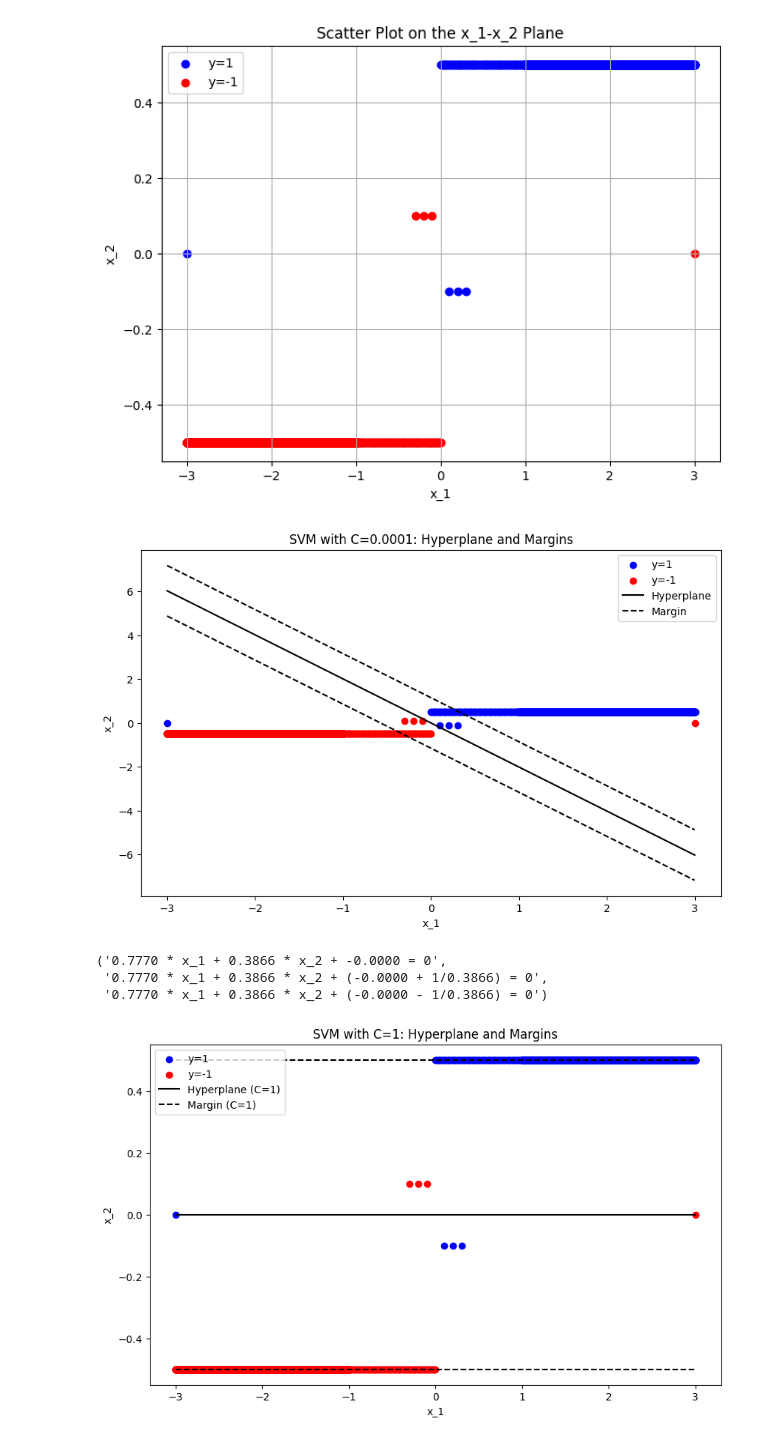
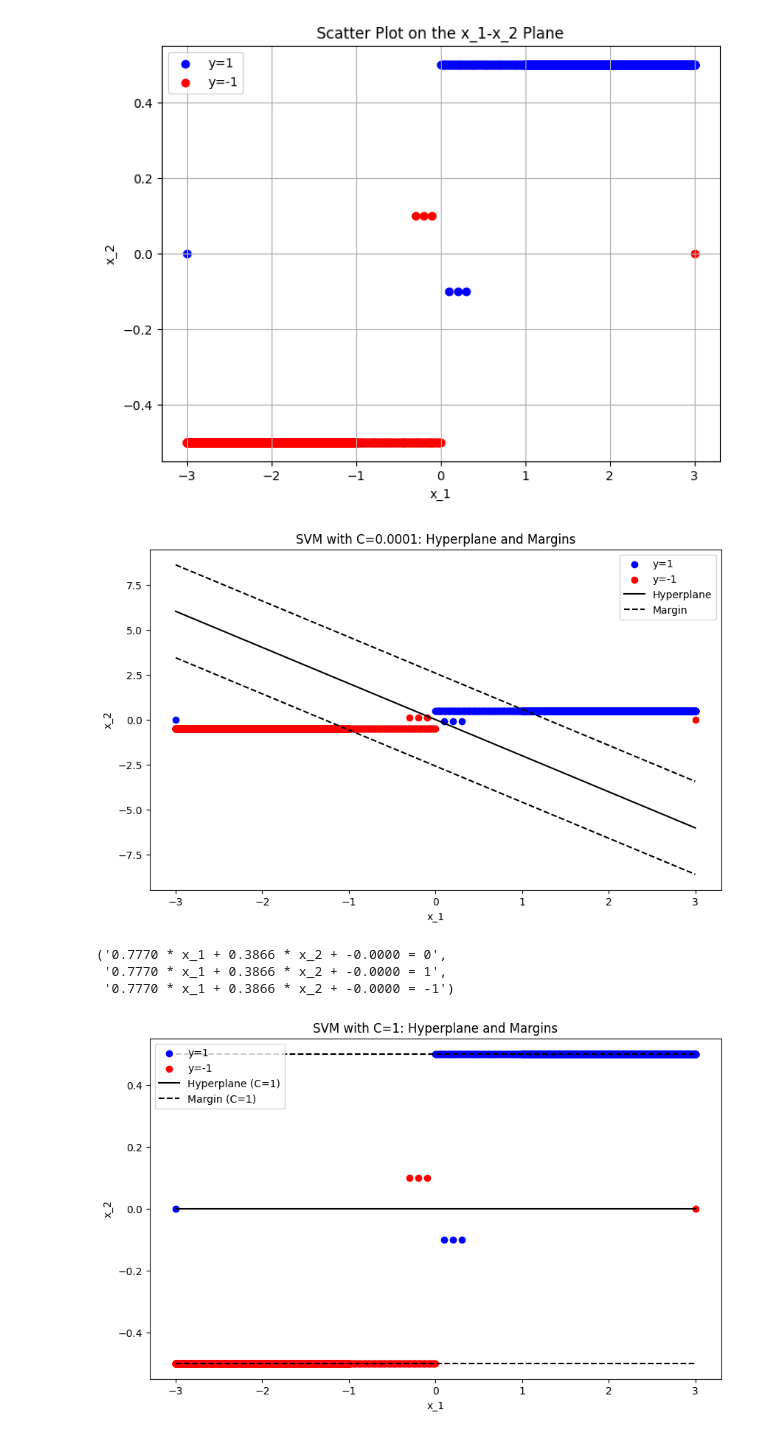
Before and after one commit to trTime-ww/Soft_Margin_SVM_Question, a Jupyter notebook: SVM_question.ipynb, the cells around one changed output. Saved outputs shown, nothing was run; the diff lists cells and outputs as text; code cells hidden in the pictures.

Commit message:
Update SVM_question.ipynb
Correct plots and equations.

```diff
--- a/SVM_question.ipynb
+++ b/SVM_question.ipynb
@@ -53,37 +53,37 @@ model.fit(X, y)
 
 # Get the coefficients and intercept from the model
 w = model.coef_[0]
 b = model.intercept_[0]
 
 # Calculate the slope and intercept for the decision boundary
 slope = -w[0] / w[1]
 intercept = -b / w[1]
 
 # Generate x-values for plotting
 x_plot = np.linspace(X[:, 0].min(), X[:, 0].max(), 100)
 
 # Calculate y-values for the decision boundary
 y_plot = slope * x_plot + intercept
 
 # Calculate y-values for the margins
-margin = 1 / np.linalg.norm(w)
-y_margin_positive = y_plot + margin
-y_margin_negative = y_plot - margin
+margin_on_y = 1 / w[1]
+y_margin_positive = y_plot + margin_on_y
+y_margin_negative = y_plot - margin_on_y
 
 # Plotting
 plt.figure(figsize=(10, 6))
 plt.scatter(X[y == 1][:, 0], X[y == 1][:, 1], color='blue', label='y=1')
 plt.scatter(X[y == -1][:, 0], X[y == -1][:, 1], color='red', label='y=-1')
 plt.plot(x_plot, y_plot, 'k-', label='Hyperplane')
 plt.plot(x_plot, y_margin_positive, 'k--', label='Margin')
 plt.plot(x_plot, y_margin_negative, 'k--')
 plt.xlabel('x_1')
 plt.ylabel('x_2')
 plt.title('SVM with C=0.0001: Hyperplane and Margins')
 plt.legend()
 plt.show()
 # %% [output]
-[figure, old version]
+[figure, new version]
 # %%
 # Extracting model parameters
 w1, w2 = w
@@ -91,14 +91,14 @@ b = model.intercept_[0]
 
 # Formulating the equations
 hyperplane_eq = f"{w1:.4f} * x_1 + {w2:.4f} * x_2 + {b:.4f} = 0"
-positive_margin_eq = f"{w1:.4f} * x_1 + {w2:.4f} * x_2 + ({b:.4f} + 1/{abs(w2):.4f}) = 0"
-negative_margin_eq = f"{w1:.4f} * x_1 + {w2:.4f} * x_2 + ({b:.4f} - 1/{abs(w2):.4f}) = 0"
+positive_margin_eq = f"{w1:.4f} * x_1 + {w2:.4f} * x_2 + {b:.4f} = 1"
+negative_margin_eq = f"{w1:.4f} * x_1 + {w2:.4f} * x_2 + {b:.4f} = -1"
 
 hyperplane_eq, positive_margin_eq, negative_margin_eq
 # %% [output]
 ('0.7770 * x_1 + 0.3866 * x_2 + -0.0000 = 0',
- '0.7770 * x_1 + 0.3866 * x_2 + (-0.0000 + 1/0.3866) = 0',
- '0.7770 * x_1 + 0.3866 * x_2 + (-0.0000 - 1/0.3866) = 0')
+ '0.7770 * x_1 + 0.3866 * x_2 + -0.0000 = 1',
+ '0.7770 * x_1 + 0.3866 * x_2 + -0.0000 = -1')
 # %%
 import numpy as np
 import matplotlib.pyplot as plt
```
Also changed, not shown: parts of 2 cells of this notebook.
